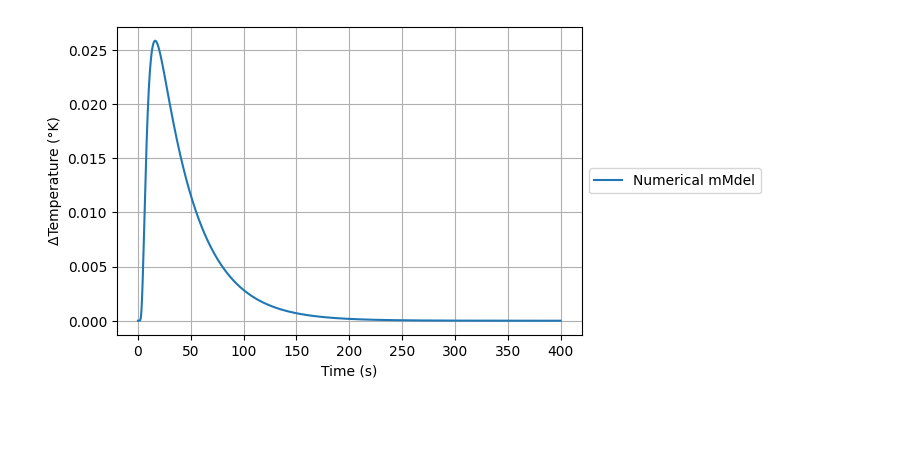
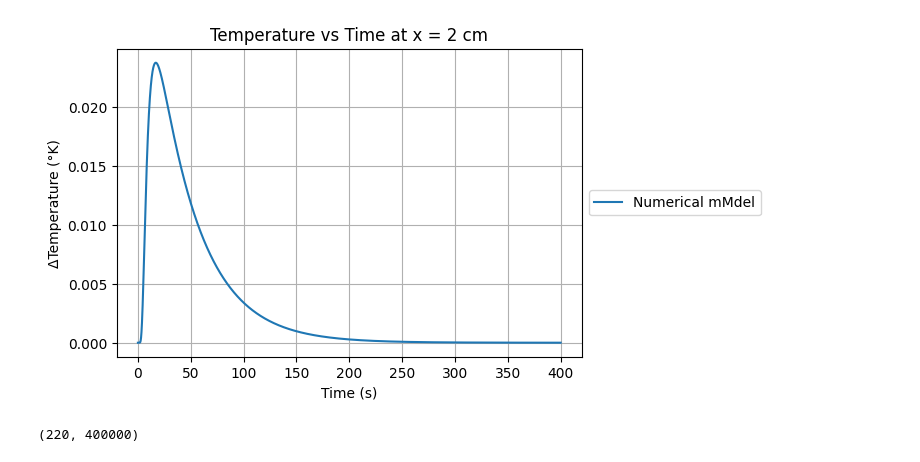
Before and after one commit to yashmohod/Thermal-Diffusion, a Jupyter notebook: Demo.ipynb, the cells around one changed output. Cells and saved outputs as stored; diff of their text form; code cells hidden in the pictures; blank space fills up the shorter version.

```diff
--- a/Demo.ipynb
+++ b/Demo.ipynb
@@ -7,7 +8,7 @@ import ThermalDiffusion as TS
 # variable setup
 
 # room temperature
-T_air = 22.8 #dgree C
+T_air = 23 #dgree C
 
 # duration of the graph staring at t0 = 0  to tf = t0 + dur
 dur = 400# s
@@ -18,7 +19,7 @@ Experiment Constants
 """
 
 # heat input
-Q = 0.5 #J
+Q = 0.43628157956086594 #J
 
 # thermal conductivity
 kappa = 4.01 # W cm^-1 K^-1
@@ -60,7 +61,7 @@ bcT[0] = ic
 # diffusion state
 # 1) heat sunk
 # 2) float
-bcS[0] = 3
+bcS[0] = 1
 
 # Right end boundary conditions
 # initial temperature
@@ -68,7 +69,7 @@ bcT[1] = ic
 # diffusion state
 # 1) heat sunk
 # 2) float
-bcS[1] = 3
+bcS[1] = 1
 
 # heatloss
 heatlossBool = True
@@ -82,18 +83,23 @@ t = np.arange(0,dur,dt)
 
 
 # convectiveHeatTransfer factor
-h = 0.001175898656696838
+h =0.0003
 # %%
 y= TS.numMetVec(dur,rodLen,dt,dx,kappa,att,atX,heaterLen,bcT,ic,h,heatlossBool,Q,a,s,bcS)
 # %%
 # position of the rod where you want to see the temp vs time graph
 d = 2 # cm
 
 plt.figure(figsize=(6, 4))
 plt.plot(t,y[int(d/dx),:],label = 'Numerical mMdel')
 plt.legend(loc='center left', bbox_to_anchor=(1, 0.5))
 plt.xlabel("Time (s)")
 plt.ylabel("ΔTemperature (°K)")
+plt.title("Temperature vs Time at x = 2 cm")
 plt.grid()
 # %% [output]
-[figure, old version]
+[figure, new version]
+# %%
+y.shape
+# %% [output]
+(220, 400000)
```
Also changed, not shown: parts of 4 cells of this notebook, 2 other files.
